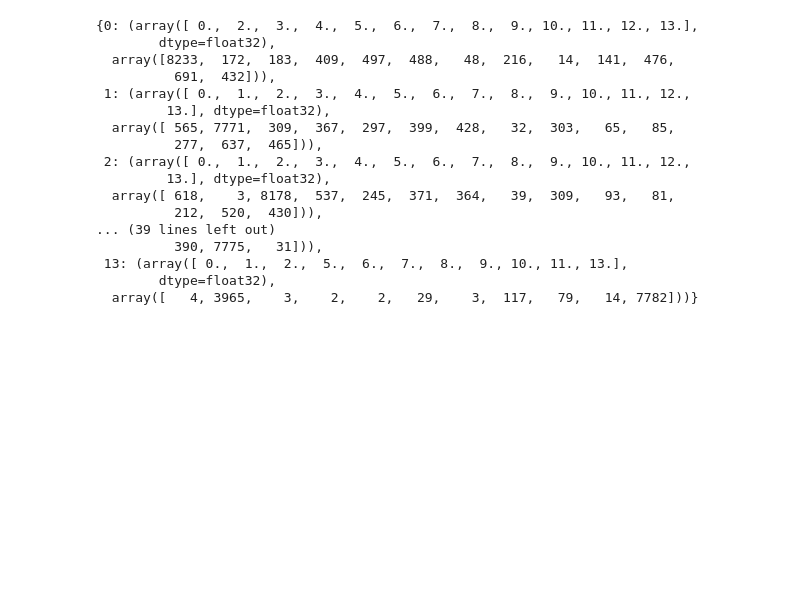
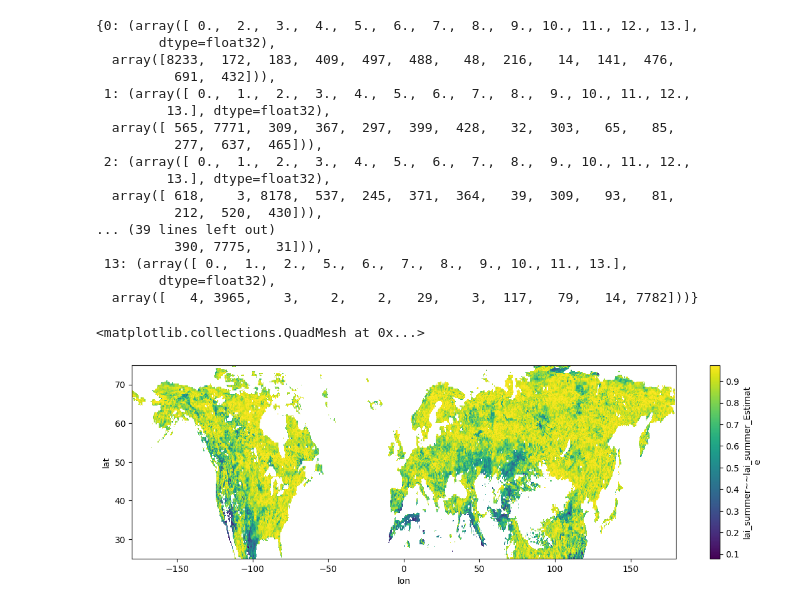
Before and after one commit to melioristic/preconditioned-compound-vegetation, a Jupyter notebook: nb_ranking.ipynb, the cells around one changed output. Cells and saved outputs as stored; diff of their text form; code cells hidden in the pictures; blank space fills up the shorter version.

```diff
--- a/nb_ranking.ipynb
+++ b/nb_ranking.ipynb
@@ -100,3 +100,8 @@ stats[region]
  13: (array([ 0.,  1.,  2.,  5.,  6.,  7.,  8.,  9., 10., 11., 13.],
         dtype=float32),
   array([   4, 3965,    3,    2,    2,   29,    3,  117,   79,   14, 7782]))}
+# %%
+sem_data["lai_summer~~lai_summer_Estimate"].plot(figsize = (14,4))
+# %% [output]
+<matplotlib.collections.QuadMesh at 0x...>
+[figure, added]
```
Also changed, not shown: parts of 1 cell of this notebook, 35 other files.
